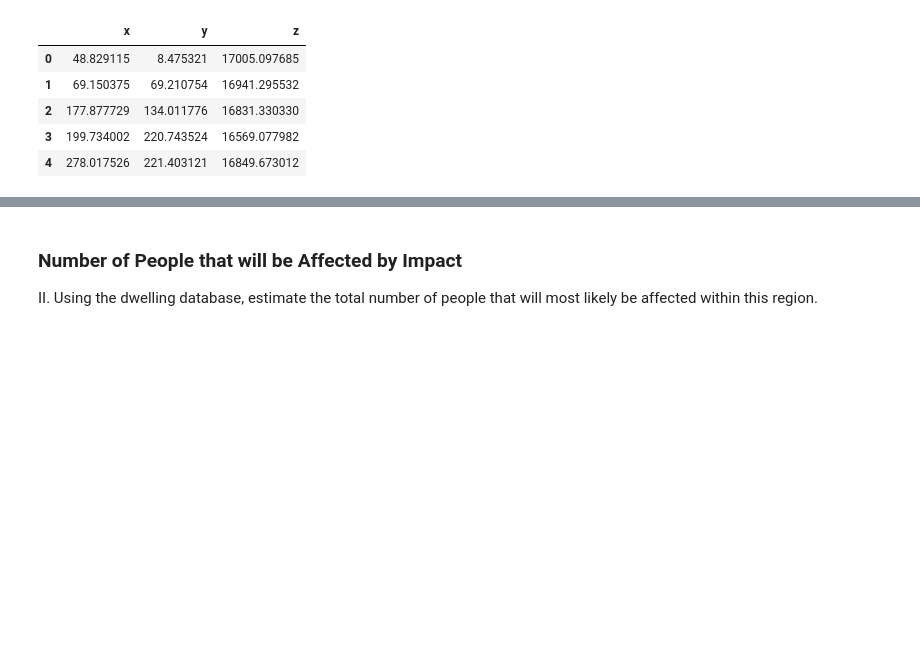
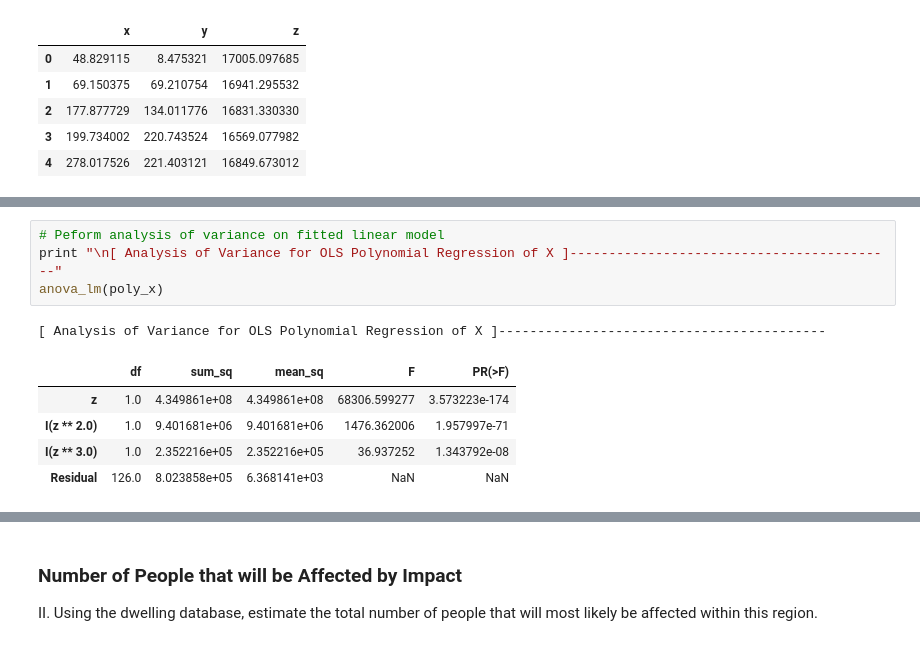
Before and after one commit to rickfarmer/harvard-cs-109a-data-science, a Jupyter notebook: Farmer_Rick_CS109A_Midterm.ipynb, the cells around one changed output, grey strips where cells are left out. Cells and saved outputs as stored; diff of their text form; blank space fills up the shorter version.

```diff
--- a/Farmer_Rick_CS109A_Midterm.ipynb
+++ b/Farmer_Rick_CS109A_Midterm.ipynb
@@ -453,0 +428,11 @@ strike_y = [ 6806.57560265]
+# %%
+# Peform analysis of variance on fitted linear model
+print "\n[ Analysis of Variance for OLS Polynomial Regression of X ]------------------------------------------"
+anova_lm(poly_x)
+# %% [output]
+[ Analysis of Variance for OLS Polynomial Regression of X ]------------------------------------------
+|  | df | sum_sq | mean_sq | F | PR(>F) |
+| z | 1.0 | 4.349861e+08 | 4.349861e+08 | 68306.599277 | 3.573223e-174 |
+| I(z ** 2.0) | 1.0 | 9.401681e+06 | 9.401681e+06 | 1476.362006 | 1.957997e-71 |
+| I(z ** 3.0) | 1.0 | 2.352216e+05 | 2.352216e+05 | 36.937252 | 1.343792e-08 |
+| Residual | 126.0 | 8.023858e+05 | 6.368141e+03 | NaN | NaN |
```
Also changed, not shown: parts of 9 cells of this notebook.
